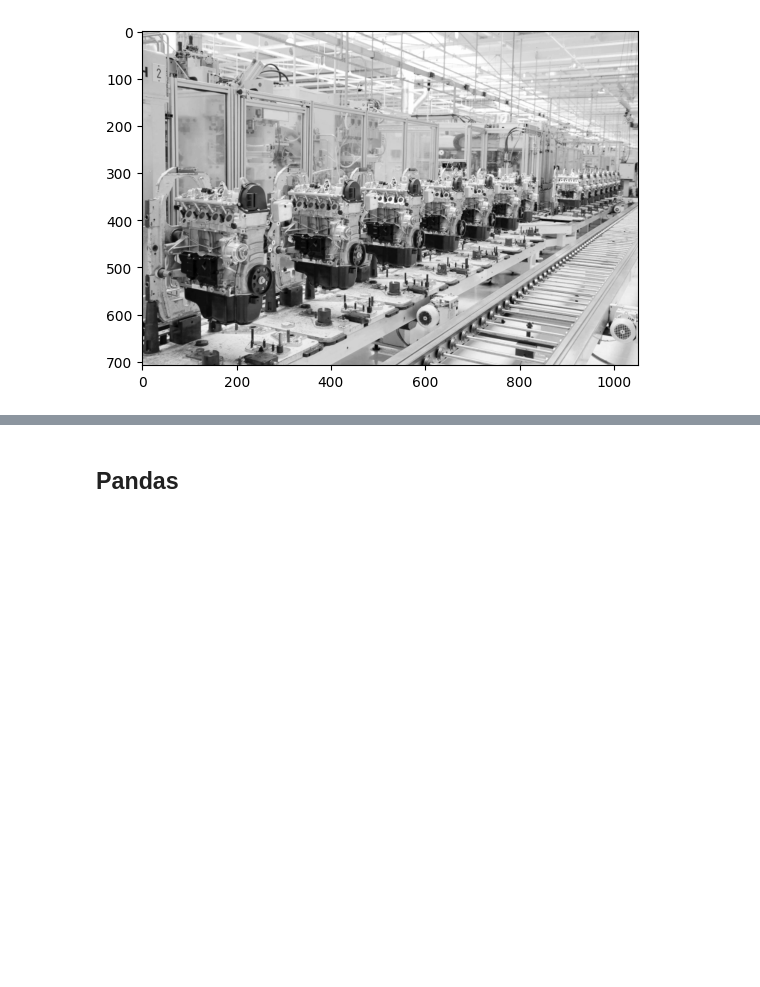
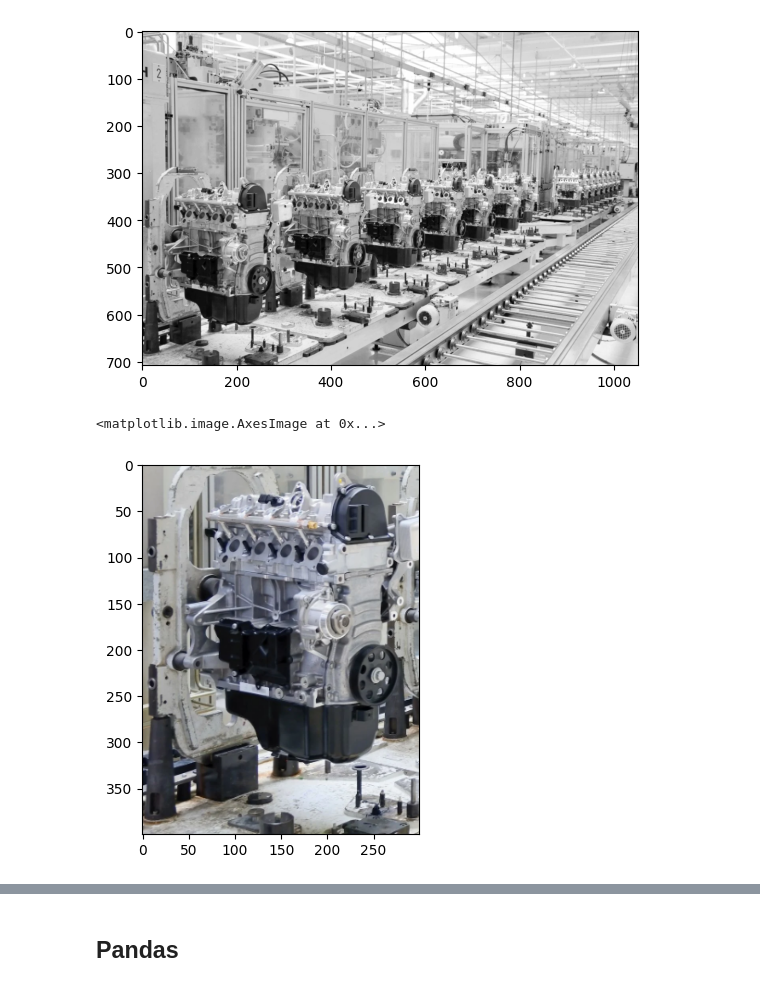
Before and after one commit to Luis-ramirez-r/predictive_maintenance, a Jupyter notebook: notebooks/Clase22.ipynb, the cells around one changed output, grey strips where cells are left out. Saved outputs shown, nothing was run; the diff lists cells and outputs as text; code cells hidden in the pictures; blank space fills up the shorter version.

```diff
--- a/notebooks/Clase22.ipynb
+++ b/notebooks/Clase22.ipynb
@@ -31,3 +31,7 @@ plt.imshow(img[:,:,0],cmap='gray')
 [figure]
 # %%
 ## Seleccionar solo uno de los motores
+plt.imshow(img[300:700,0:300,:])
+# %% [output]
+<matplotlib.image.AxesImage at 0x...>
+[figure, added]
```
Also changed, not shown: parts of 15 cells of this notebook.
